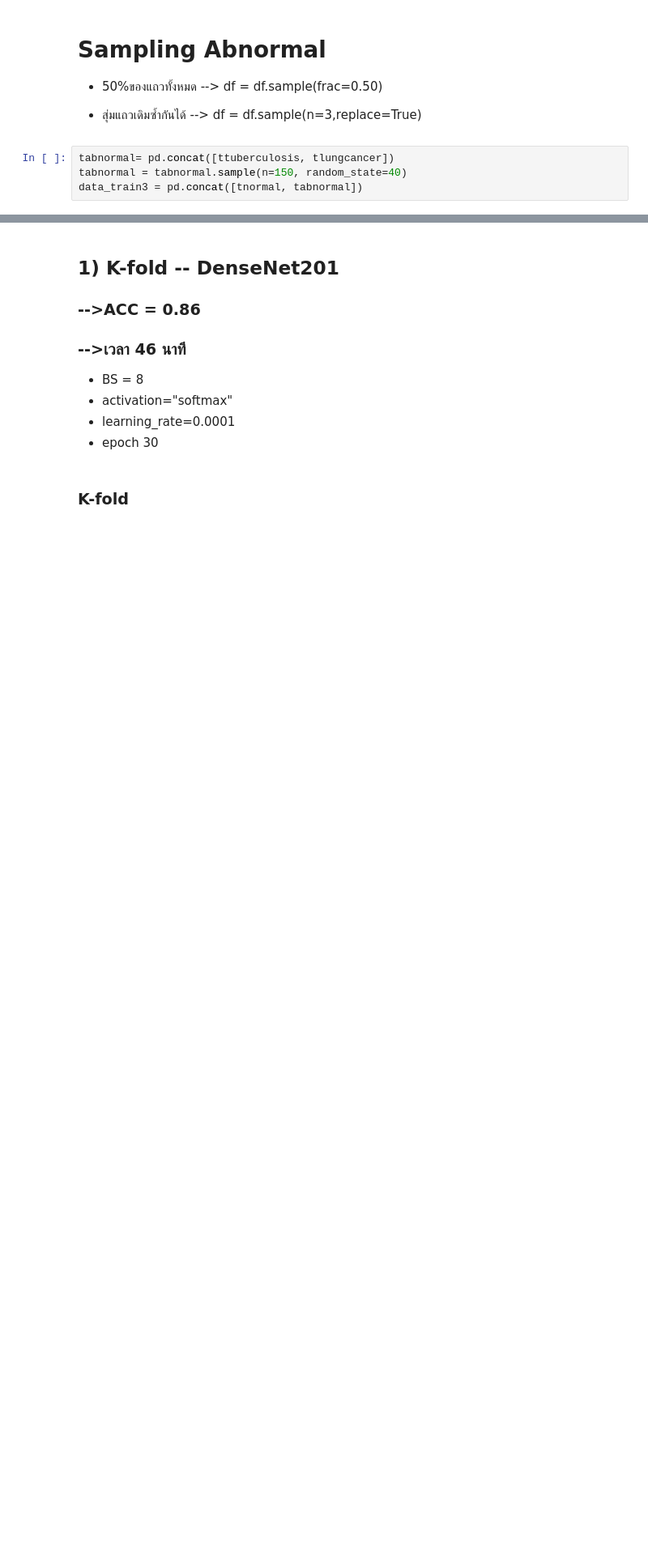
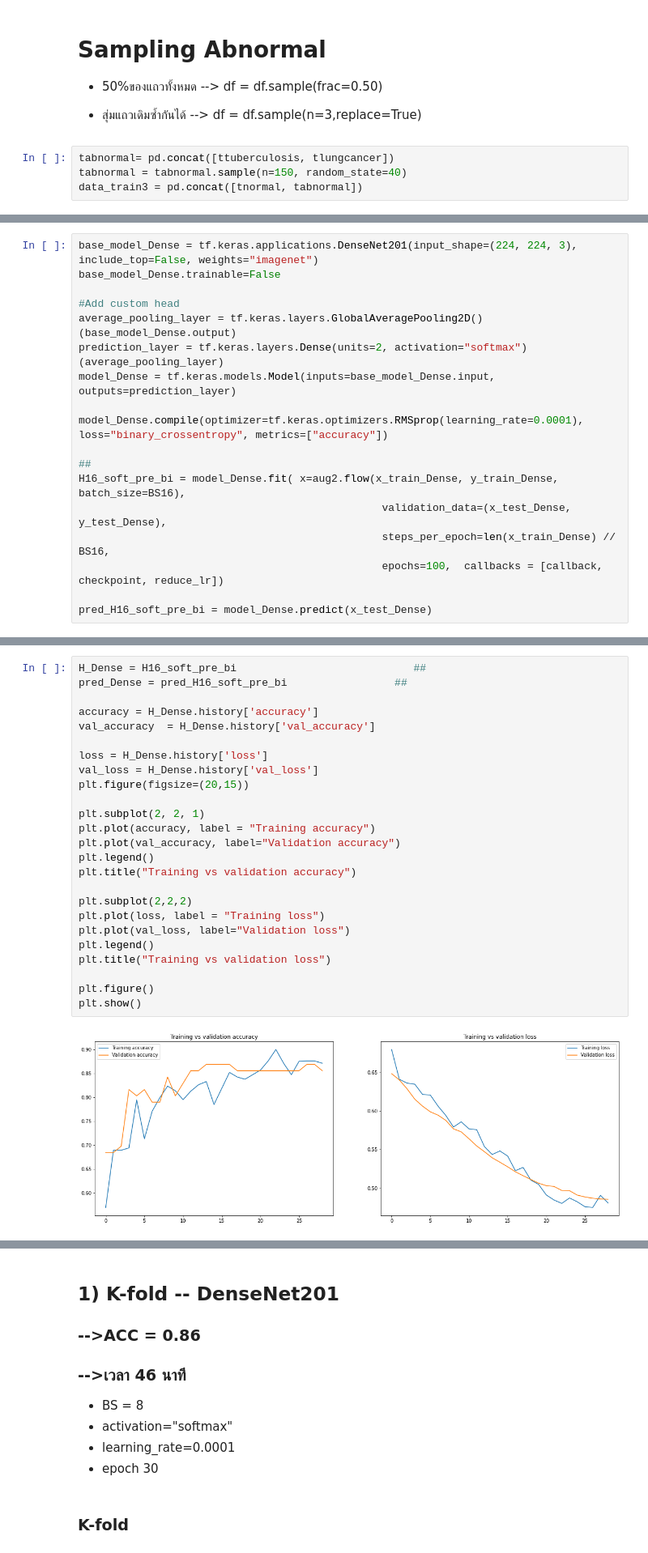
Before and after one commit to PondKann/CXR-Project, a Jupyter notebook: DenseNet_Pretrained_2class.ipynb, the cells around one changed output, grey strips where cells are left out. Shown at 81% size. Saved outputs shown, nothing was run; the diff lists cells and outputs as text; blank space fills up the shorter version.

```diff
--- a/DenseNet_Pretrained_2class.ipynb
+++ b/DenseNet_Pretrained_2class.ipynb
@@ -5222,0 +6069,18 @@ data_train3 = pd.concat([tnormal, tabnormal])
+# %%
+base_model_Dense = tf.keras.applications.DenseNet201(input_shape=(224, 224, 3), include_top=False, weights="imagenet")
+base_model_Dense.trainable=False
+
+#Add custom head
+average_pooling_layer = tf.keras.layers.GlobalAveragePooling2D()(base_model_Dense.output)
+prediction_layer = tf.keras.layers.Dense(units=2, activation="softmax")(average_pooling_layer)
+model_Dense = tf.keras.models.Model(inputs=base_model_Dense.input, outputs=prediction_layer)
+
+model_Dense.compile(optimizer=tf.keras.optimizers.RMSprop(learning_rate=0.0001), loss="binary_crossentropy", metrics=["accuracy"])
+
+##
+H16_soft_pre_bi = model_Dense.fit( x=aug2.flow(x_train_Dense, y_train_Dense, batch_size=BS16),
+	                                            validation_data=(x_test_Dense, y_test_Dense),
+	                                            steps_per_epoch=len(x_train_Dense) // BS16,
+	                                            epochs=100,  callbacks = [callback, checkpoint, reduce_lr])
+
+pred_H16_soft_pre_bi = model_Dense.predict(x_test_Dense)
@@ -5222,0 +6137,27 @@ data_train3 = pd.concat([tnormal, tabnormal])
+# %%
+H_Dense = H16_soft_pre_bi                            ##
+pred_Dense = pred_H16_soft_pre_bi                 ##
+
+accuracy = H_Dense.history['accuracy']
+val_accuracy  = H_Dense.history['val_accuracy']
+
+loss = H_Dense.history['loss']
+val_loss = H_Dense.history['val_loss']
+plt.figure(figsize=(20,15))
+
+plt.subplot(2, 2, 1)
+plt.plot(accuracy, label = "Training accuracy")
+plt.plot(val_accuracy, label="Validation accuracy")
+plt.legend()
+plt.title("Training vs validation accuracy")
+
+plt.subplot(2,2,2)
+plt.plot(loss, label = "Training loss")
+plt.plot(val_loss, label="Validation loss")
+plt.legend()
+plt.title("Training vs validation loss")
+
+plt.figure()
+plt.show()
+# %% [output]
+[figure, added]
```
Also changed, not shown: parts of 126 cells of this notebook.
